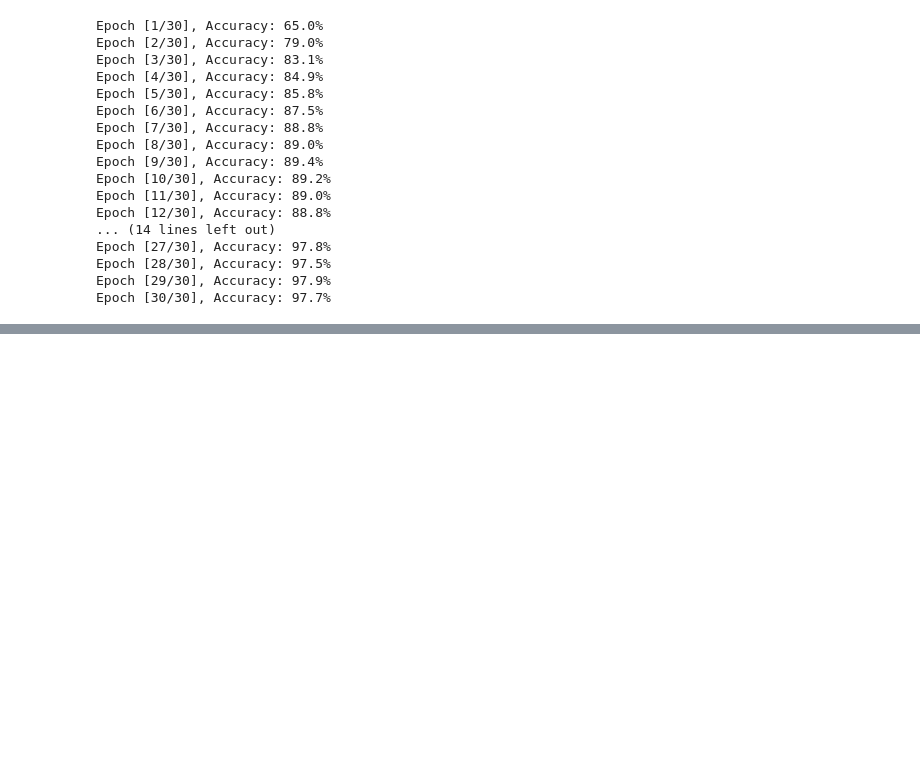
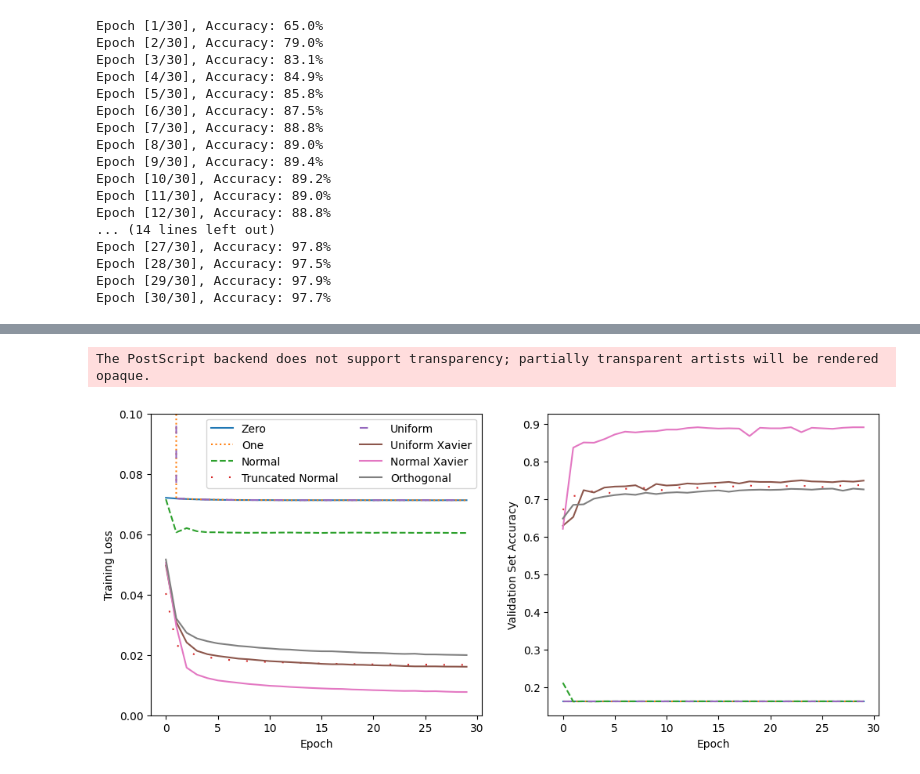
Before and after one commit to mao1756/CAP5619-sp24, a Jupyter notebook: P1/codes/P1.ipynb, the cells around one changed output, grey strips where cells are left out. Saved outputs shown, nothing was run; the diff lists cells and outputs as text; code cells hidden in the pictures; blank space fills up the shorter version.

```diff
--- a/P1/codes/P1.ipynb
+++ b/P1/codes/P1.ipynb
@@ -101,8 +101,10 @@ class NeuralNetwork(torch.nn.Module):
 loss_fn = torch.nn.CrossEntropyLoss()
 
 # Train the model - This corresponds to 1 epoch
+# We also collect the training loss
 def train(dataloader, model, loss_fn, optimizer):
     size = len(dataloader.dataset)
+    losses = []
     for batch, (X, y) in enumerate(dataloader):
         X, y = X.to(device), y.to(device)
 
@@ -110,10 +112,18 @@ def train(dataloader, model, loss_fn, optimizer):
         pred = model(X)
         loss = loss_fn(pred, y)
 
+        # Record the loss
+        losses.append(loss.item())
+
         # Backpropagation
         optimizer.zero_grad()
         loss.backward()
         optimizer.step()
+
+    # Return the average loss
+    return sum(losses)/size
+
+
 
 # Test the model
 def test(dataloader, model, loss_fn):
@@ -348,0 +479,31 @@ Epoch [30/30], Accuracy: 97.7%
+# %%
+# Plot the training loss and accuracy
+fig, ax = plt.subplots(1, 2, figsize=(12, 5))
+ax[0].plot(zero_loss, label="Zero")
+ax[0].plot(one_loss, label="One", linestyle='dotted')
+ax[0].plot(normal_loss, label="Normal", linestyle='dashed')
+ax[0].plot(truncated_normal_loss, label="Truncated Normal", linestyle=(0,(1,10)))
+ax[0].plot(uniform_loss, label="Uniform", linestyle=(0,(5,10)))
+ax[0].plot(uniform_xavier_loss, label="Uniform Xavier")
+ax[0].plot(normal_xavier_loss, label="Normal Xavier")
+ax[0].plot(orthogonal_loss, label="Orthogonal")
+ax[0].set_xlabel("Epoch")
+ax[0].set_ylim([0.0, 0.1])
+ax[0].set_ylabel("Training Loss")
+ax[0].legend(ncol=2)
+
+ax[1].plot(zero_accuracy, label="Zero")
+ax[1].plot(one_accuracy, label="One", linestyle='dotted')
+ax[1].plot(normal_accuracy, label="Normal", linestyle='dashed')
+ax[1].plot(truncated_normal_accuracy, label="Truncated Normal", linestyle=(0,(1,10)))
+ax[1].plot(uniform_accuracy, label="Uniform", linestyle=(0,(5,10)))
+ax[1].plot(uniform_xavier_accuracy, label="Uniform Xavier")
+ax[1].plot(normal_xavier_accuracy, label="Normal Xavier")
+ax[1].plot(orthogonal_accuracy, label="Orthogonal")
+ax[1].set_xlabel("Epoch")
+ax[1].set_ylabel("Validation Set Accuracy")
+# ax[1].legend(ncol=3, bbox_to_anchor=(0.5,0.3), loc='center')
+plt.savefig('initialization_comparison.eps', format='eps')
+# %% [output]
+The PostScript backend does not support transparency; partially transparent artists will be rendered opaque.
+[figure, added]
```
Also changed, not shown: parts of 4 cells of this notebook, 1 other file.
